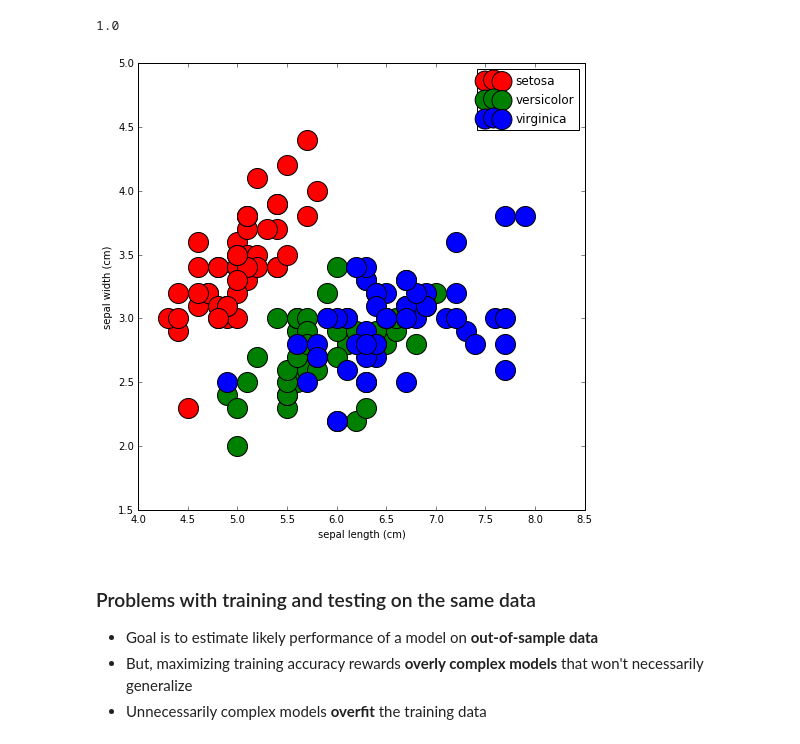
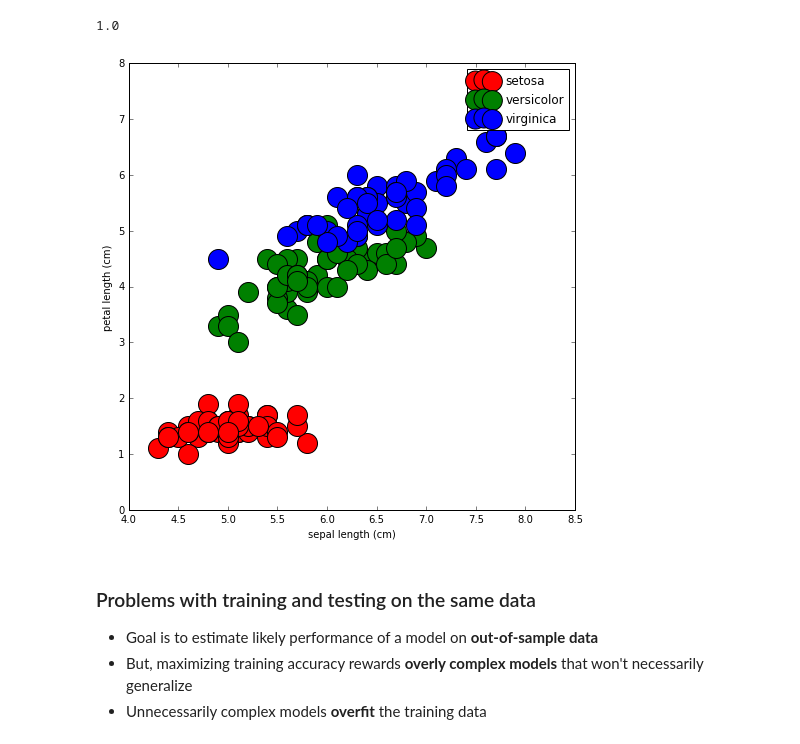
Before and after one commit to dtamayo/MachineLearning, a Jupyter notebook: model_evaluation.ipynb, the cells around one changed output. Drawn from its saved outputs; the diff is of its cells as text; code cells hidden in the pictures.

```diff
--- a/model_evaluation.ipynb
+++ b/model_evaluation.ipynb
@@ -75,25 +75,26 @@ print metrics.accuracy_score(y, y_pred)
 targets = dict(zip(range(3), iris.target_names))
 features = dict(zip(range(4), iris.feature_names))
 # %%
+import numpy as np
 data = X
 feature1 = 0
-feature2 = 1
+feature2 = 2
 f1vals = X[:,feature1]
 f2vals = X[:,feature2]
 
 %matplotlib inline
 import matplotlib.pyplot as plt
 colors = ['r', 'g', 'b']
 fig = plt.figure(figsize=(8,8))
 ax = plt.subplot()
 for species in targets.keys():
     f1 = f1vals[np.where(y==species)]
     f2 = f2vals[np.where(y==species)]
-    ax.scatter(f1, f2, c=colors[species], label=classes[species], s=400)
+    ax.scatter(f1, f2, c=colors[species], label=targets[species], s=400)
     ax.set(xlabel=features[feature1], ylabel=features[feature2])
     ax.legend()
 # %% [output]
-[figure, old version]
+[figure, new version]
 # %% [markdown]
 ### Problems with training and testing on the same data
 
```
Also changed, not shown: parts of 9 cells of this notebook, 23 other files.
